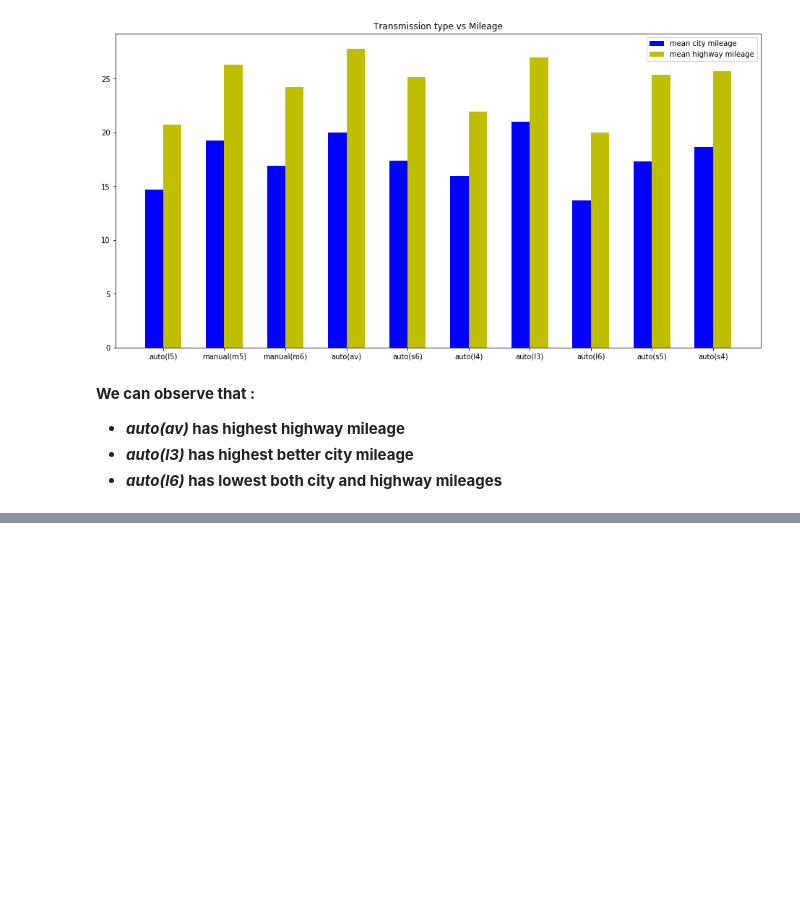
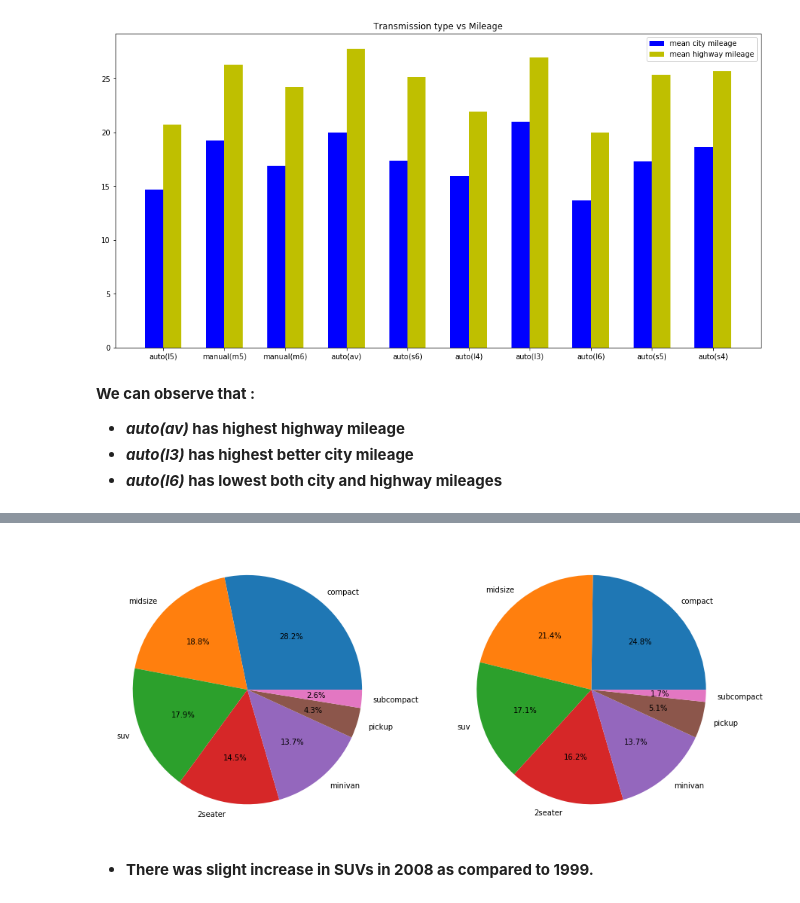
Before and after one commit to anish2197/data-analystics, a Jupyter notebook: Day 2.ipynb, the cells around one changed output, grey strips where cells are left out. Cells and saved outputs as stored; diff of their text form; code cells hidden in the pictures; blank space fills up the shorter version.

```diff
--- a/Day 2.ipynb
+++ b/Day 2.ipynb
@@ -293,0 +374,14 @@ plt.show()
+# %%
+# Referred matplotlib docs for autopct
+
+fig = plt.figure(figsize=(15,10))
+
+plt.subplot(1,2,1)
+plt.pie(cars_new["size"].value_counts(), autopct="%1.1f%%", labels=x)
+plt.subplot(1,2,2)
+plt.pie(cars_old["size"].value_counts(), autopct="%1.1f%%", labels=x)
+plt.show()
+# %% [output]
+[figure, added]
+# %% [markdown]
+* **There was slight increase in SUVs in 2008 as compared to 1999.**
```
Also changed, not shown: parts of 16 cells of this notebook.
